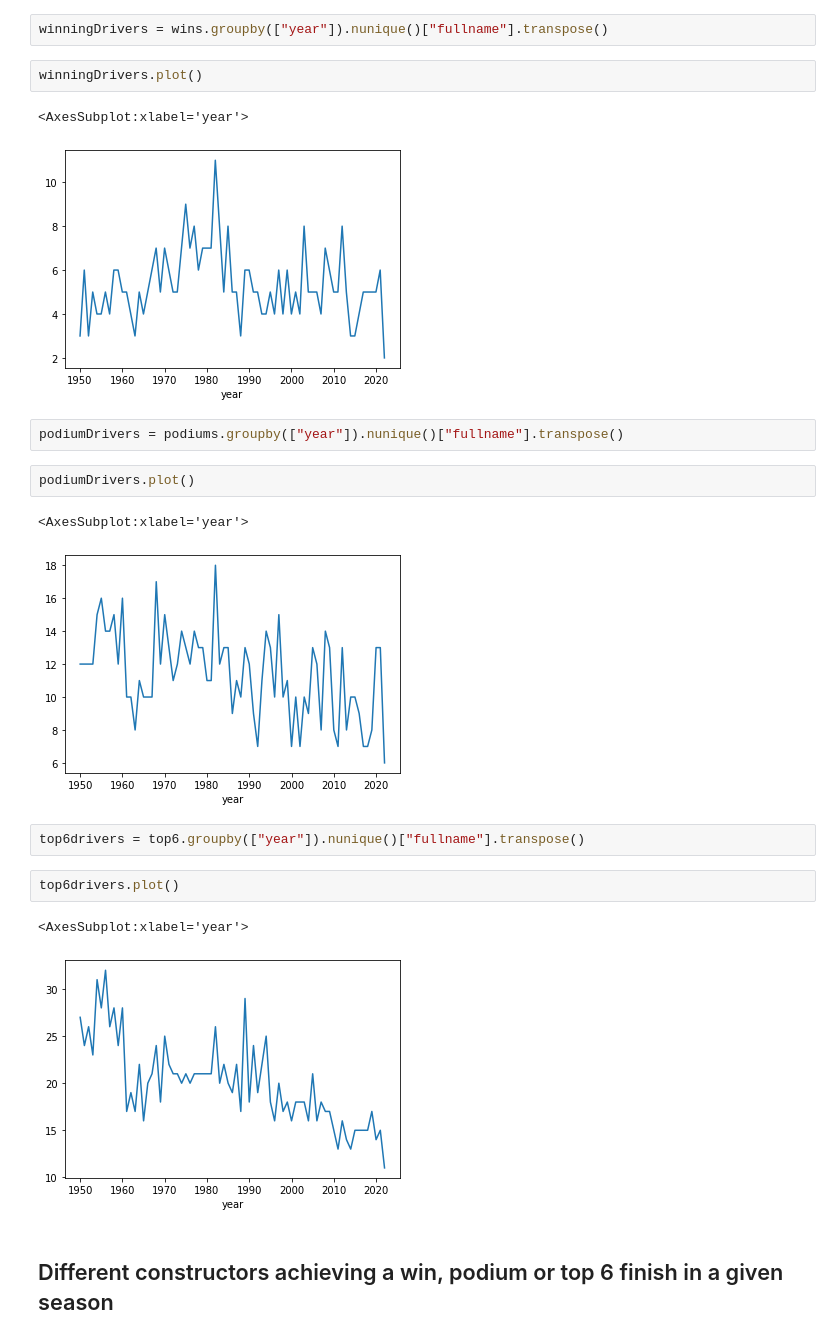
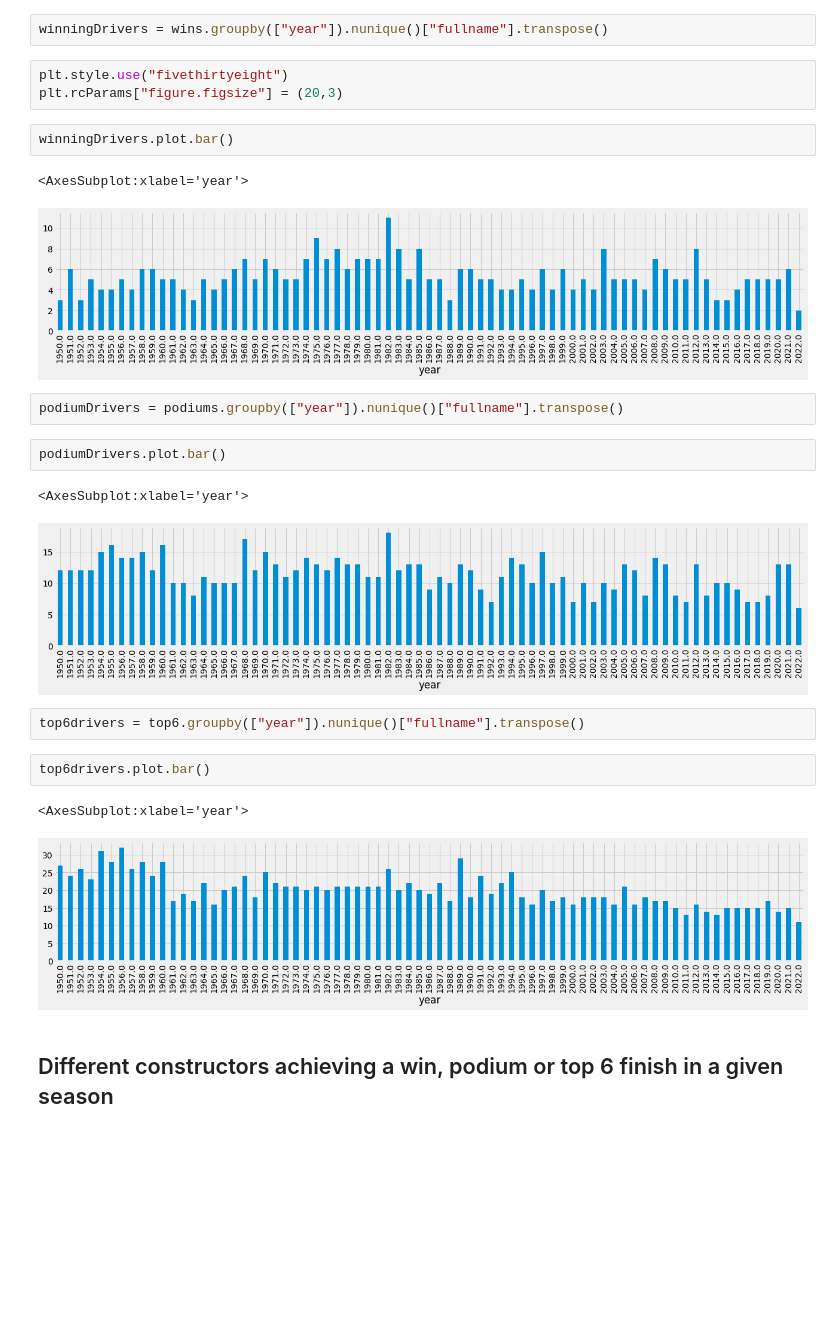
Before and after one commit to michalkasparek/f1-stats, a Jupyter notebook: Diversity.ipynb, the cells around one changed output. Drawn from its saved outputs; the diff is of its cells as text; blank space fills up the shorter version.

Commit message:
1/ improved charts, 2/ European/non-European races

```diff
--- a/Diversity.ipynb
+++ b/Diversity.ipynb
@@ -56,25 +99,28 @@ pd.set_option('display.max_columns', results.shape[0]+1)
 ## Individual drivers achieving a win, podium or top 6 finish in a given season
 # %%
 winningDrivers = wins.groupby(["year"]).nunique()["fullname"].transpose()
+# %%
+plt.style.use("fivethirtyeight")
+plt.rcParams["figure.figsize"] = (20,3)
 # %%
-winningDrivers.plot()
+winningDrivers.plot.bar()
 # %% [output]
 <AxesSubplot:xlabel='year'>
-[figure, old version]
+[figure, new version]
 # %%
 podiumDrivers = podiums.groupby(["year"]).nunique()["fullname"].transpose()
 # %%
-podiumDrivers.plot()
+podiumDrivers.plot.bar()
 # %% [output]
 <AxesSubplot:xlabel='year'>
-[figure, old version]
+[figure, new version]
 # %%
 top6drivers = top6.groupby(["year"]).nunique()["fullname"].transpose()
 # %%
-top6drivers.plot()
+top6drivers.plot.bar()
 # %% [output]
 <AxesSubplot:xlabel='year'>
-[figure, old version]
+[figure, new version]
 # %% [markdown]
 ## Different constructors achieving a win, podium or top 6 finish in a given season
 # %%
```
Also changed, not shown: parts of 27 cells of this notebook, 5 other files.
